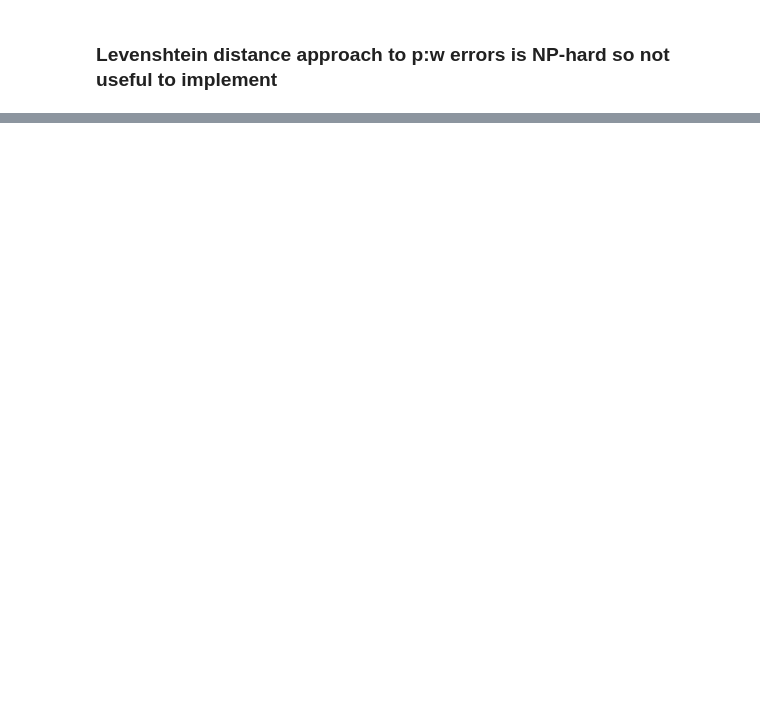
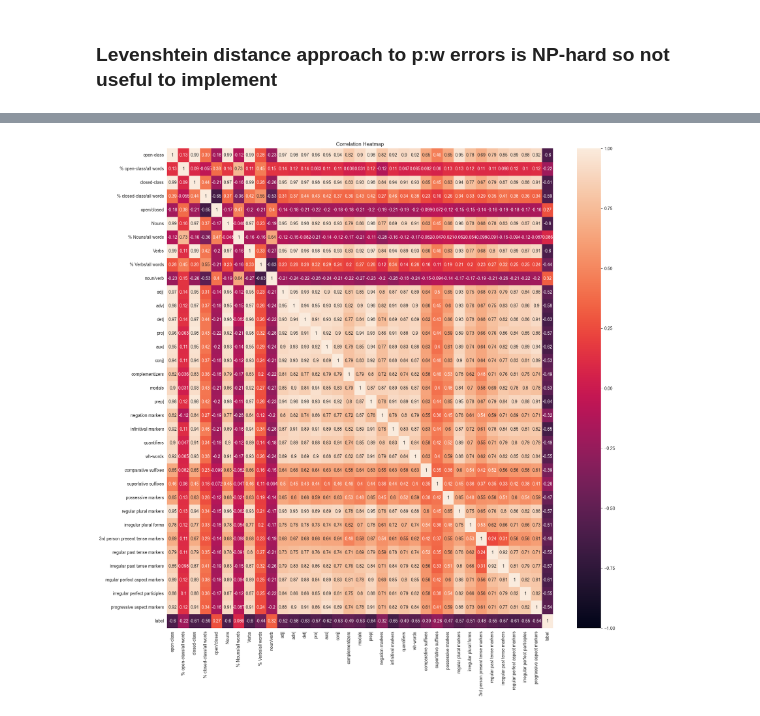
Before and after one commit to imruhi/AphasiaNLP, a Jupyter notebook: linguistic_model/feature_analysis/get_features.ipynb, the cells around one changed output, grey strips where cells are left out. Drawn from its saved outputs; the diff is of its cells as text; code cells hidden in the pictures; blank space fills up the shorter version.

```diff
--- a/linguistic_model/feature_analysis/get_features.ipynb
+++ b/linguistic_model/feature_analysis/get_features.ipynb
@@ -407,0 +472,2 @@ Name: count, dtype: int64
+# %%
+broca_fname = pd.read_csv("../../preprocessing/data/broca_fname.csv").columns.to_list()
@@ -407,0 +516,14 @@ Name: count, dtype: int64
+# %%
+df1 = df.drop(columns="File")
+corr = df1.corr()
+plt.figure(figsize=(20,20))
+sns.heatmap(corr,
+            xticklabels=corr.columns.values,
+            yticklabels=corr.columns.values,
+            vmin=-1,
+            vmax=1,
+            annot=True)
+plt.title("Correlation Heatmap")
+plt.show()
+# %% [output]
+[figure, added]
```
Also changed, not shown: parts of 88 cells of this notebook, 1 other file.
